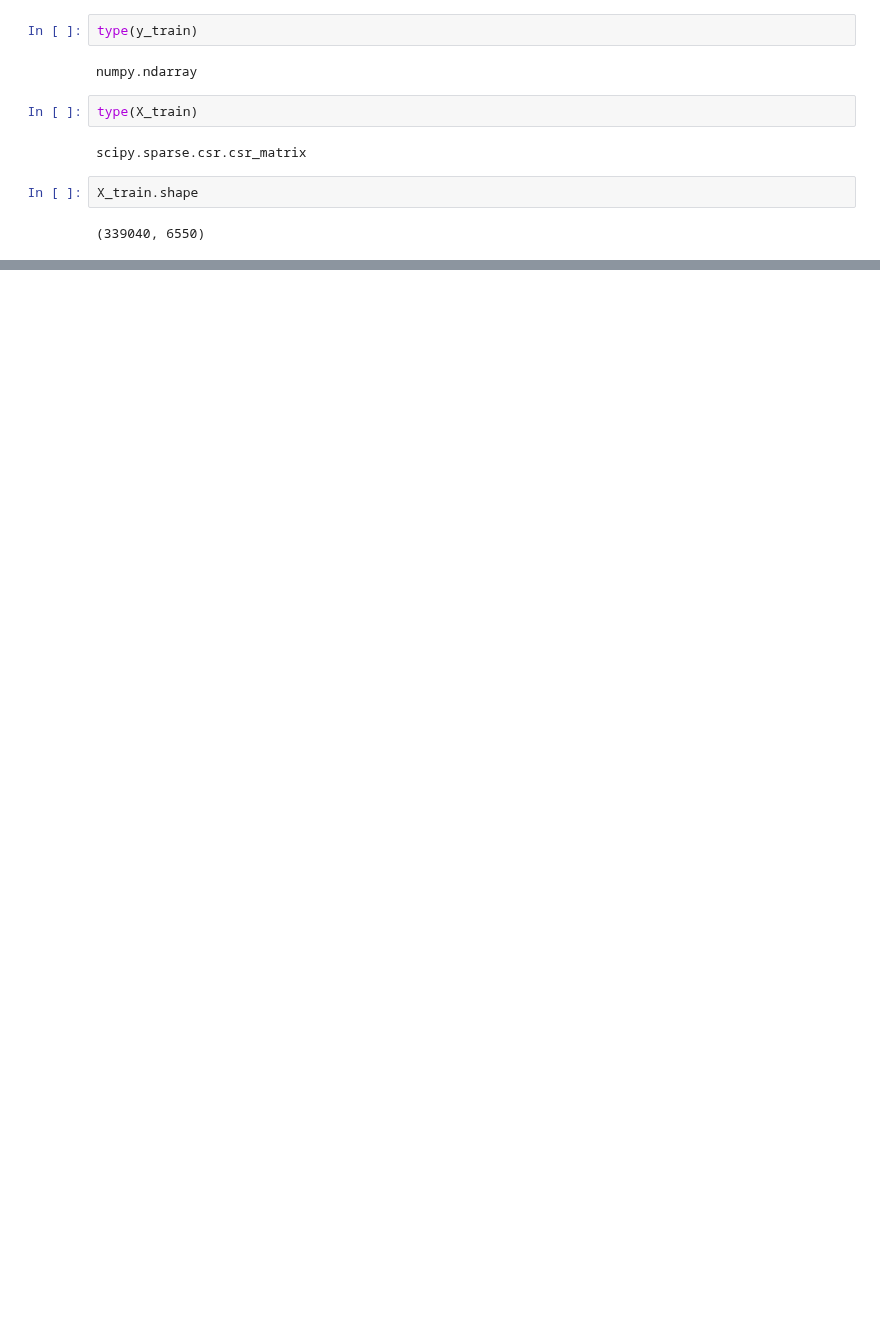
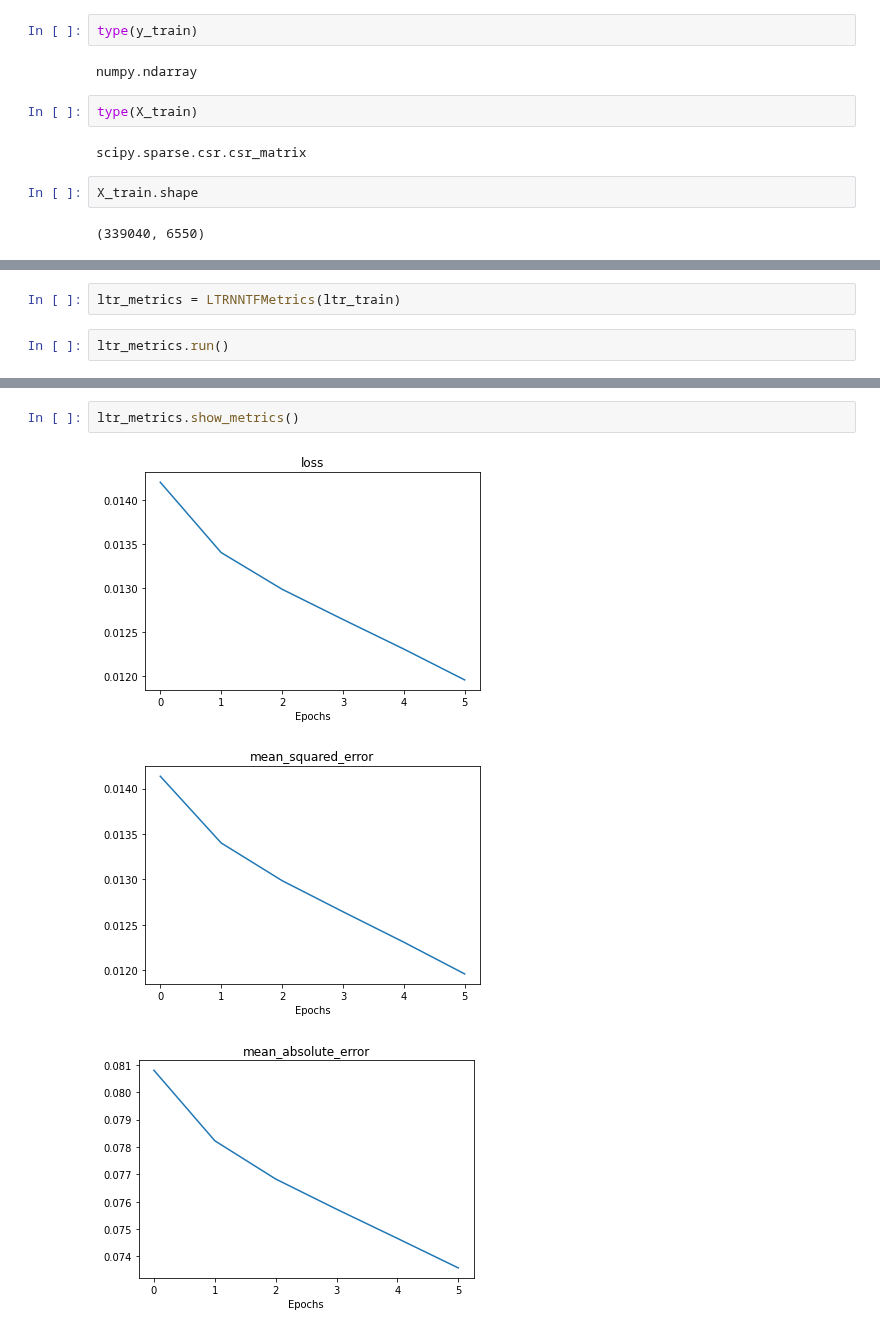
Before and after one commit to gscharly/master_ds_tfm, a Jupyter notebook: analysis/summary/ltr/train/nn/4083eddade.ipynb, the cells around one changed output, grey strips where cells are left out. Drawn from its saved outputs; the diff is of its cells as text; blank space fills up the shorter version.

Commit message:
LTR: added metrics to NN experiment

```diff
--- a/analysis/summary/ltr/train/nn/4083eddade.ipynb
+++ b/analysis/summary/ltr/train/nn/4083eddade.ipynb
@@ -109,0 +142,4 @@ X_train.shape
+# %%
+ltr_metrics = LTRNNTFMetrics(ltr_train)
+# %%
+ltr_metrics.run()
@@ -109,0 +160,6 @@ X_train.shape
+# %%
+ltr_metrics.show_metrics()
+# %% [output]
+[figure, added]
+[figure, added]
+[figure, added]
```
Also changed, not shown: parts of 11 cells of this notebook, 2 other files.
